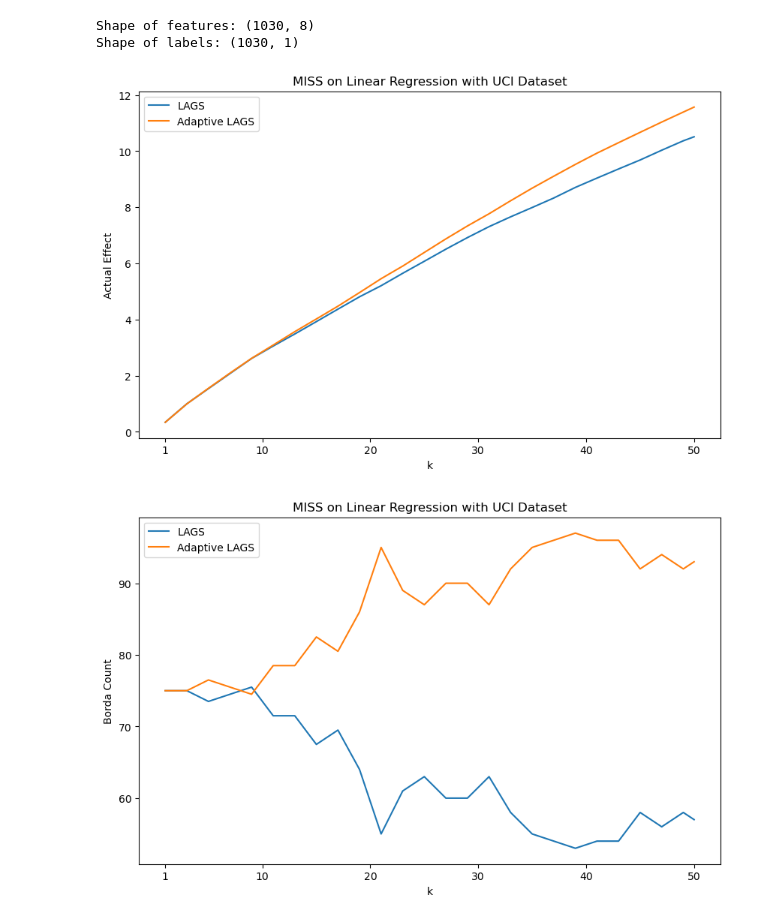
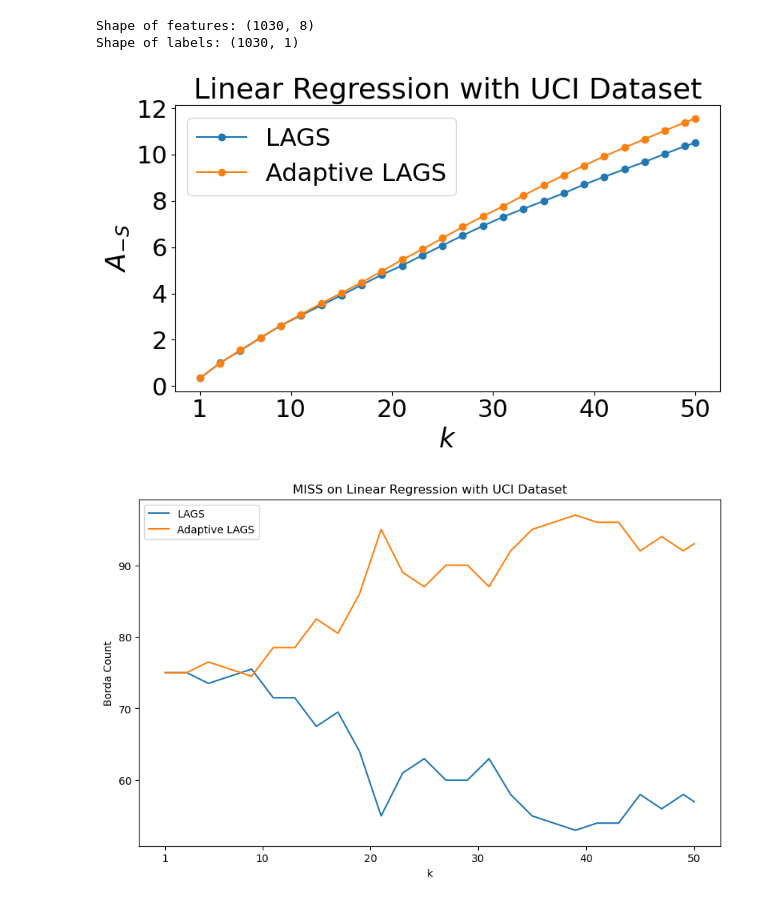
Before and after one commit to sleepymalc/MISS, a Jupyter notebook: linear_regression/result.ipynb, the cells around one changed output. Drawn from its saved outputs; the diff is of its cells as text; code cells hidden in the pictures.

```diff
--- a/linear_regression/result.ipynb
+++ b/linear_regression/result.ipynb
@@ -74,25 +74,31 @@ scores_ks_method_combo = scores_method_ks_combo.swapaxes(0, 1) # k, method, comb
 # %%
 scores_ks_method = scores_ks_method_combo.mean(axis=2)
 
-plt.figure(figsize=(10, 6))  # Create a single plot
+plt.figure(figsize=(8, 5))  # Create a single plot
 
-plt.title(f'MISS on Linear Regression with UCI Dataset')
+plt.title(f'Linear Regression with UCI Dataset', fontsize=26)
 
-plt.xlabel('k')
-plt.ylabel('Actual Effect')
+# plt.xlabel('k', fontsize=24)
+# plt.ylabel('Actual Effect', fontsize=24)
+
+plt.xlabel('$k$', fontsize=24)
+plt.ylabel('$A_{-S}$', fontsize=24)
 
 for method_idx, method_name in enumerate(methods):
-    plt.plot(ks, scores_ks_method[:, method_idx], label=method_name)
+    plt.plot(ks, scores_ks_method[:, method_idx], marker = 'o', label=method_name)
 
-plt.xticks(np.insert(np.arange(10, max(ks)+1, 10), 0, 1))
-plt.legend(methods)
+plt.xticks(np.insert(np.arange(10, max(ks)+1, 10), 0, 1), fontsize=22)
+plt.yticks(fontsize=22)
 
-# Set y-axis to log scale
-# plt.yscale('symlog')
+plt.legend(methods, fontsize=22)
+
+plt.tight_layout()
+
+plt.savefig('Linear_Regression.svg', format='svg', dpi=300)
 
 plt.show()
 # %% [output]
-[figure, old version]
+[figure, new version]
 # %%
 Borda_result = np.array(Parallel(n_jobs=50)(delayed(Borda_count)(scores_ks_method_combo[k_idx]) for k_idx in range(num_ks)))
 
```
Also changed, not shown: parts of 2 cells of this notebook, 9 other files.
